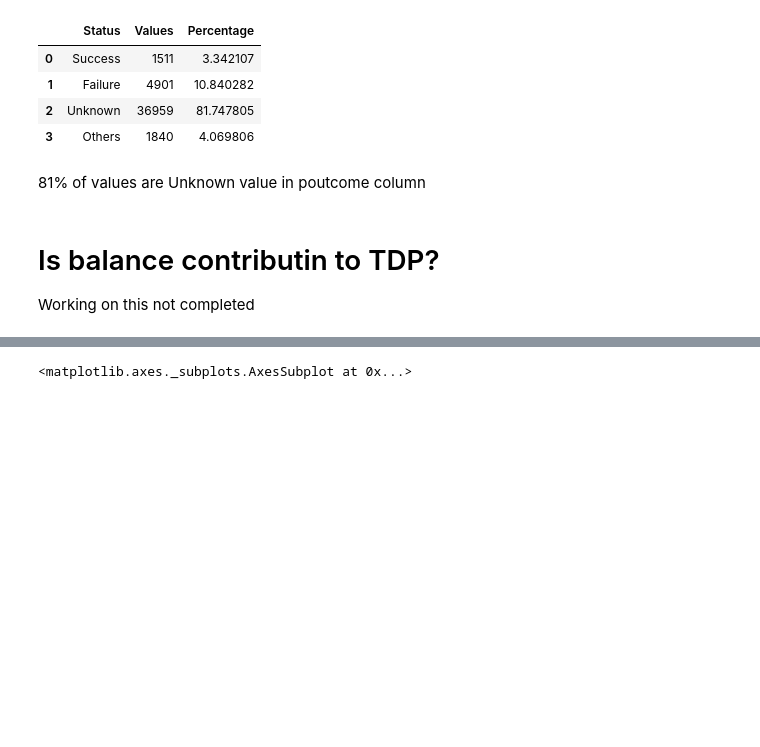
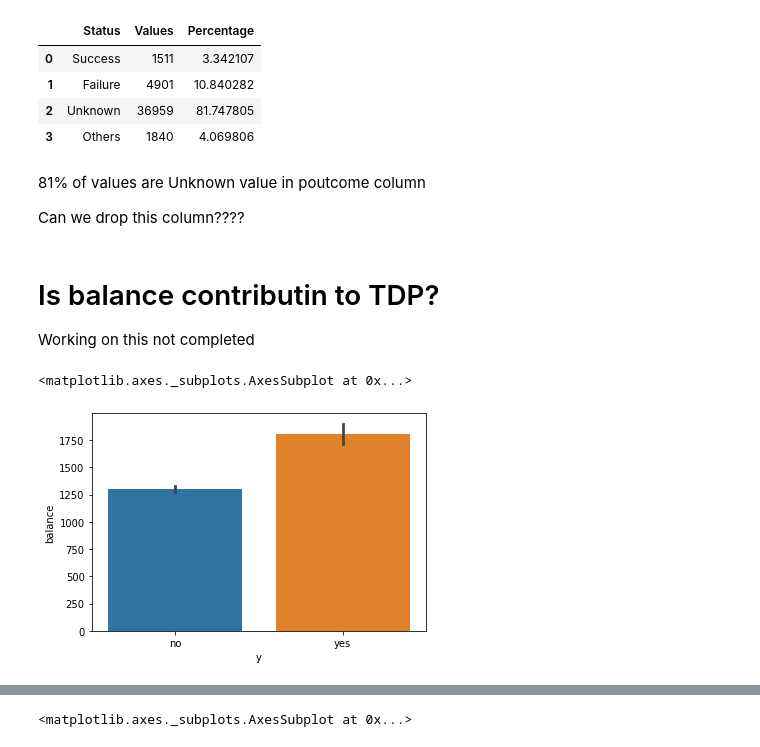
Before and after one commit to ShrutiUdagire/SupervisedLearning-Classification, a Jupyter notebook: project.ipynb, the cells around one changed output, grey strips where cells are left out. Saved outputs shown, nothing was run; the diff lists cells and outputs as text; code cells hidden in the pictures; blank space fills up the shorter version.

```diff
--- a/project.ipynb
+++ b/project.ipynb
@@ -526,7 +526,14 @@ previous_campaign
 | 3 | Others | 1840 | 4.069806 |
 # %% [markdown]
 81% of values are Unknown value in poutcome column
+
+Can we drop this column????
 # %% [markdown]
 # Is balance contributin to TDP?
 
 Working on this not completed
+# %%
+sns.barplot(df_update['y'],df_update['balance'])
+# %% [output]
+<matplotlib.axes._subplots.AxesSubplot at 0x...>
+[figure, added]
```
Also changed, not shown: parts of 62 cells of this notebook.
